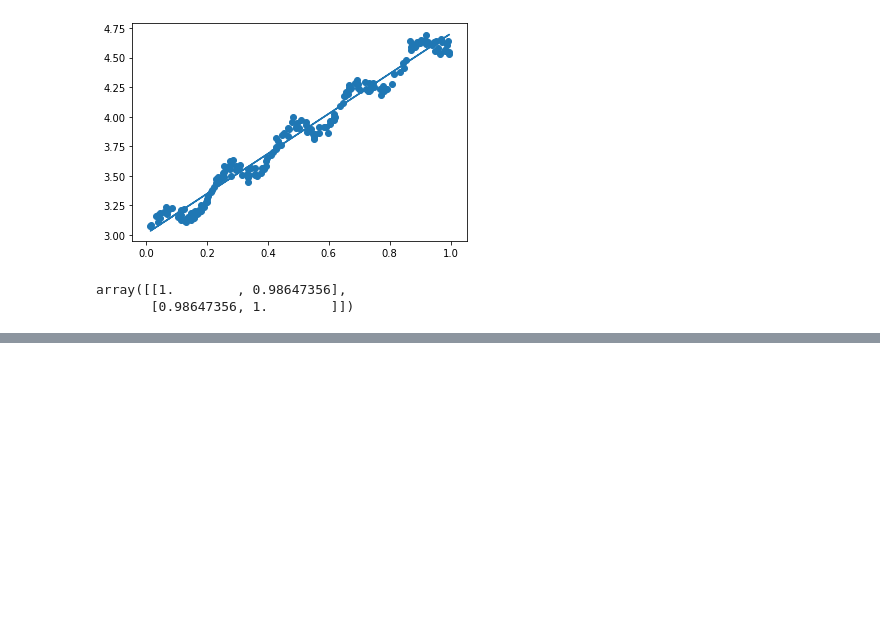
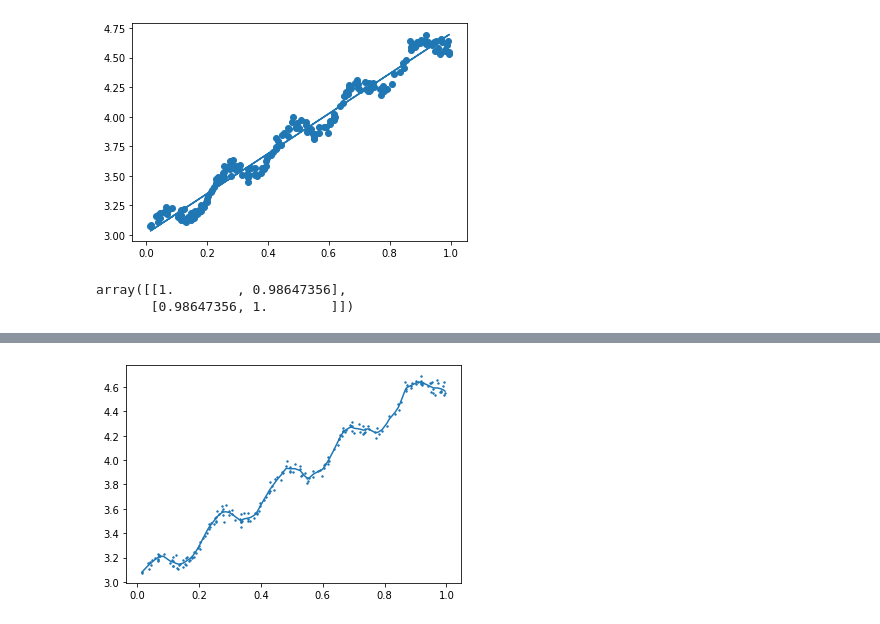
Before and after one commit to windmissing/MachineLearningInAction, a Jupyter notebook: Chapter8/Chapter8.ipynb, the cells around one changed output, grey strips where cells are left out. Saved outputs shown, nothing was run; the diff lists cells and outputs as text; code cells hidden in the pictures; blank space fills up the shorter version.

```diff
--- a/Chapter8/Chapter8.ipynb
+++ b/Chapter8/Chapter8.ipynb
@@ -64,0 +49,4 @@ array([[1.        , 0.98647356],
+# %%
+regression.plotLwlrTest(0.01)
+# %% [output]
+[figure, added]
```
Also changed, not shown: parts of 23 cells of this notebook, 1 other file.
